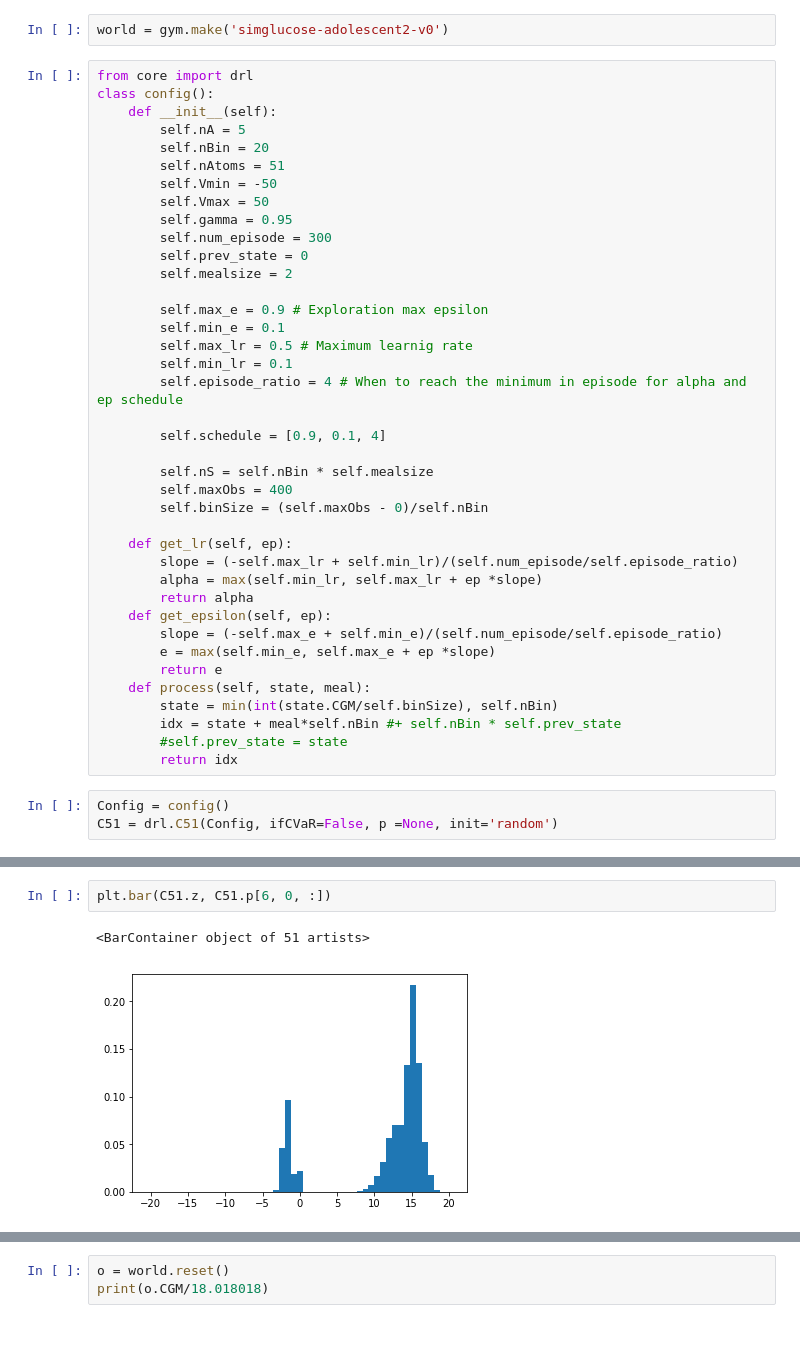
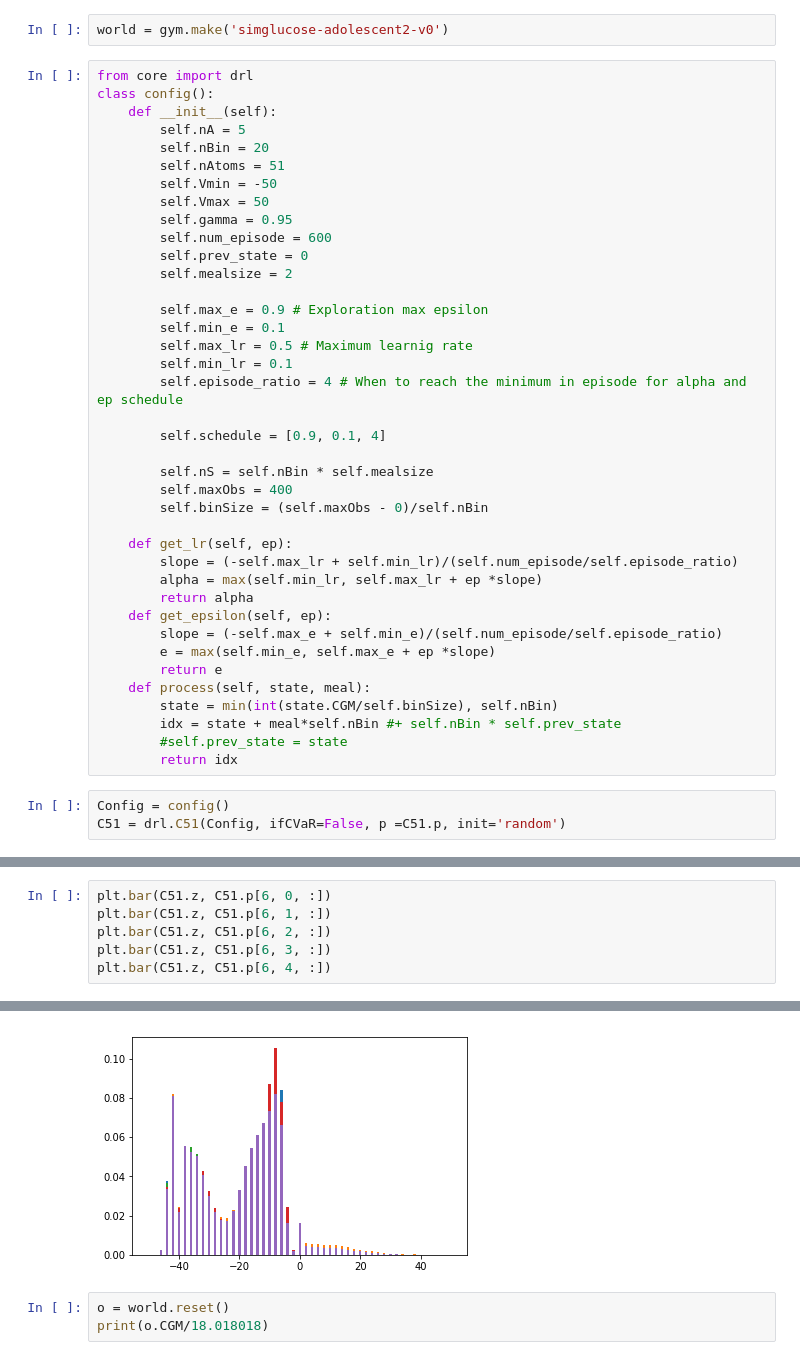
Before and after one commit to Rkeramati/cvar, a Jupyter notebook: glucose/Baseline.ipynb, the cells around one changed output, grey strips where cells are left out. Saved outputs shown, nothing was run; the diff lists cells and outputs as text; blank space fills up the shorter version.

```diff
--- a/glucose/Baseline.ipynb
+++ b/glucose/Baseline.ipynb
@@ -56,7 +56,7 @@ class config():
         self.Vmin = -50
         self.Vmax = 50
         self.gamma = 0.95
-        self.num_episode = 300
+        self.num_episode = 600
         self.prev_state = 0
         self.mealsize = 2
 
@@ -87,5 +87,5 @@ class config():
         return idx
 # %%
 Config = config()
-C51 = drl.C51(Config, ifCVaR=False, p =None, init='random')
+C51 = drl.C51(Config, ifCVaR=False, p =C51.p, init='random')
 # %% [output]
@@ -211,5 +217,7 @@ plt.hist(returns)
-# %%
-plt.bar(C51.z, C51.p[6, 0, :])
-# %% [output]
-<BarContainer object of 51 artists>
-[figure, removed]
+# %%
+plt.bar(C51.z, C51.p[6, 0, :])
+plt.bar(C51.z, C51.p[6, 1, :])
+plt.bar(C51.z, C51.p[6, 2, :])
+plt.bar(C51.z, C51.p[6, 3, :])
+plt.bar(C51.z, C51.p[6, 4, :])
+# %% [output]
@@ -216,3 +225,4 @@ plt.bar(C51.z, C51.p[6, 0, :])
+[figure, added]
 # %%
 o = world.reset()
 print(o.CGM/18.018018)
```
Also changed, not shown: parts of 4 cells of this notebook.
